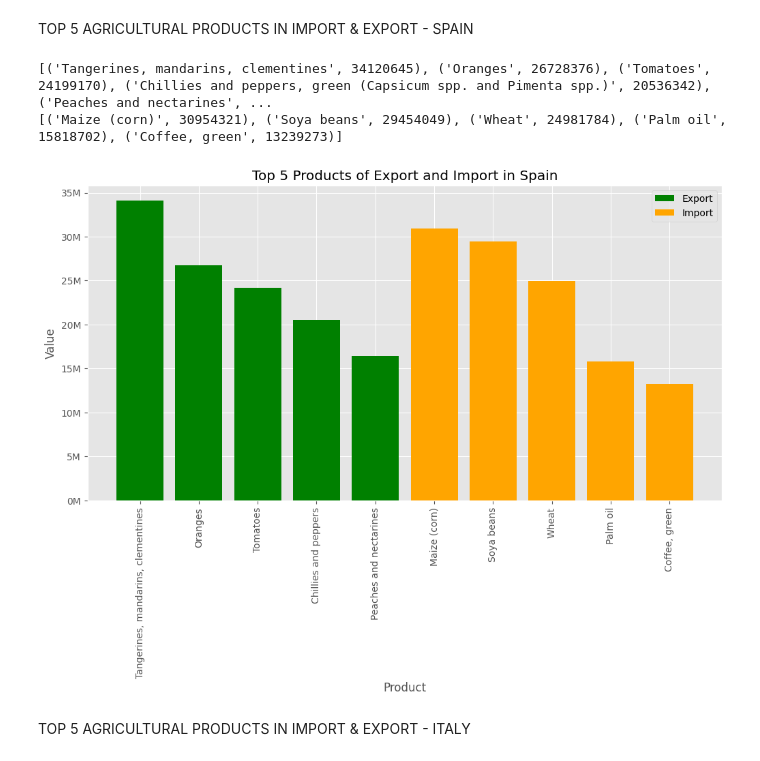
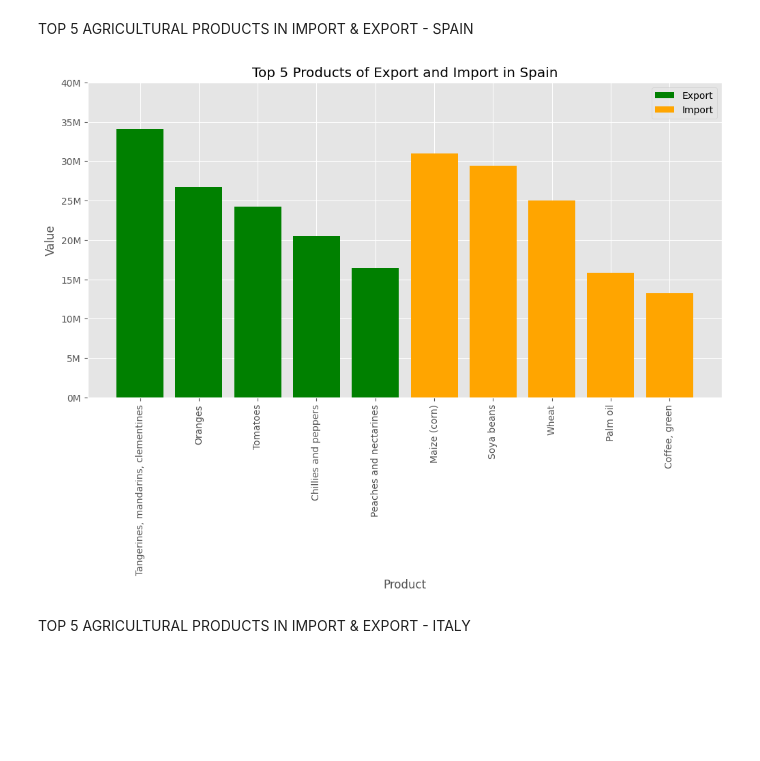
Before and after one commit to PiotrHazior/FAO_Analysis, a Jupyter notebook: Main.ipynb, the cells around one changed output. Saved outputs shown, nothing was run; the diff lists cells and outputs as text; code cells hidden in the pictures; blank space fills up the shorter version.

```diff
--- a/Main.ipynb
+++ b/Main.ipynb
@@ -994,42 +993,38 @@ def Spain():
     value_import = [item[1] for item in top_5_import]
 
 
-    print(top_5_export)
-    print(top_5_import)
-
 
     for i in range(len(product_export)):
         if product_export[i] == 'Chillies and peppers, green (Capsicum spp. and Pimenta spp.)':
             product_export[i] = 'Chillies and peppers'
 
 
     x_import = [x + 5 for x in range(len(product_import))]
 
 
     plt.figure(figsize=(12, 6))
 
     plt.bar(range(len(product_export)), value_export, label='Export', color='green')
     plt.bar(x_import, value_import, label='Import', color='orange')
 
     plt.xticks(range(len(product_export) + len(product_import)), product_export + product_import, rotation=90)
 
+    plt.gca().set_yticks(plt.gca().get_yticks())
     plt.gca().set_yticklabels(['{:.0f}M'.format(x/1e6) for x in plt.gca().get_yticks()])
     plt.xlabel('Product')
     plt.ylabel('Value')
     plt.title('Top 5 Products of Export and Import in Spain')
     plt.style.use('ggplot')
 
 
 
     plt.legend()
 
     plt.show()
 
 Spain()
 # %% [output]
-[('Tangerines, mandarins, clementines', 34120645), ('Oranges', 26728376), ('Tomatoes', 24199170), ('Chillies and peppers, green (Capsicum spp. and Pimenta spp.)', 20536342), ('Peaches and nectarines', ...
-[('Maize (corn)', 30954321), ('Soya beans', 29454049), ('Wheat', 24981784), ('Palm oil', 15818702), ('Coffee, green', 13239273)]
-[figure, old version]
+[figure, new version]
 # %% [markdown]
 TOP 5 AGRICULTURAL PRODUCTS IN IMPORT & EXPORT - ITALY
 # %%
```
Also changed, not shown: parts of 10 cells of this notebook.
